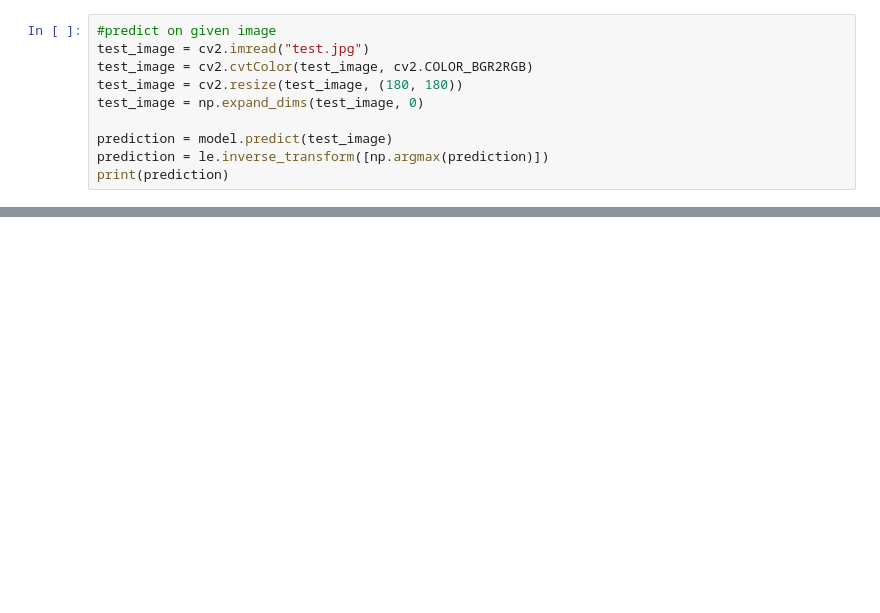
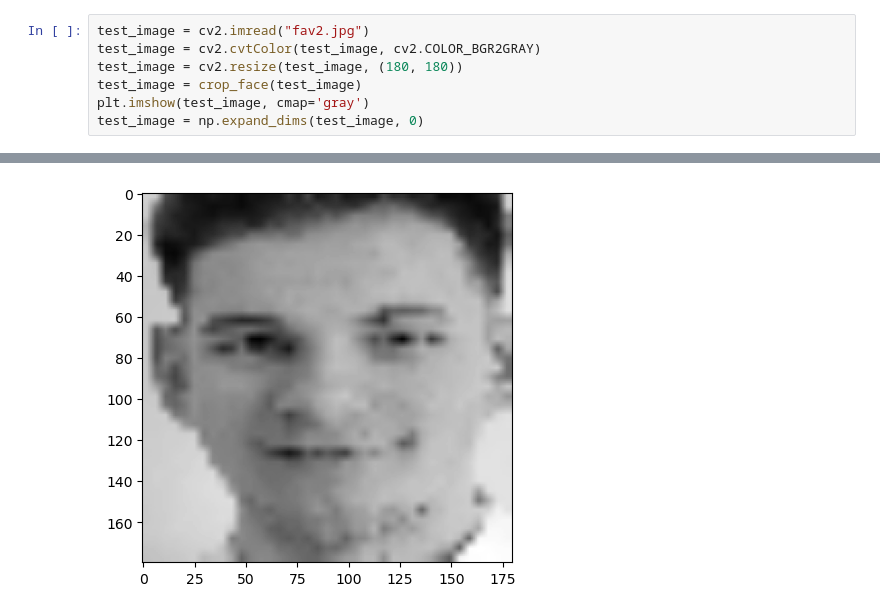
Before and after one commit to lennartvoelz/face_recognition, a Jupyter notebook: scripts/image.ipynb, the cells around one changed output, grey strips where cells are left out. Saved outputs shown, nothing was run; the diff lists cells and outputs as text; blank space fills up the shorter version.

```diff
--- a/scripts/image.ipynb
+++ b/scripts/image.ipynb
@@ -131,11 +164,8 @@ Epoch 50/50
 # %%
-#predict on given image
-test_image = cv2.imread("test.jpg")
-test_image = cv2.cvtColor(test_image, cv2.COLOR_BGR2RGB)
+test_image = cv2.imread("fav2.jpg")
+test_image = cv2.cvtColor(test_image, cv2.COLOR_BGR2GRAY)
 test_image = cv2.resize(test_image, (180, 180))
+test_image = crop_face(test_image)
+plt.imshow(test_image, cmap='gray')
 test_image = np.expand_dims(test_image, 0)
-
-prediction = model.predict(test_image)
-prediction = le.inverse_transform([np.argmax(prediction)])
-print(prediction)
 # %% [output]
@@ -143,0 +172 @@ print(prediction)
+[figure, added]
```
Also changed, not shown: parts of 8 cells of this notebook, 4 other files.
